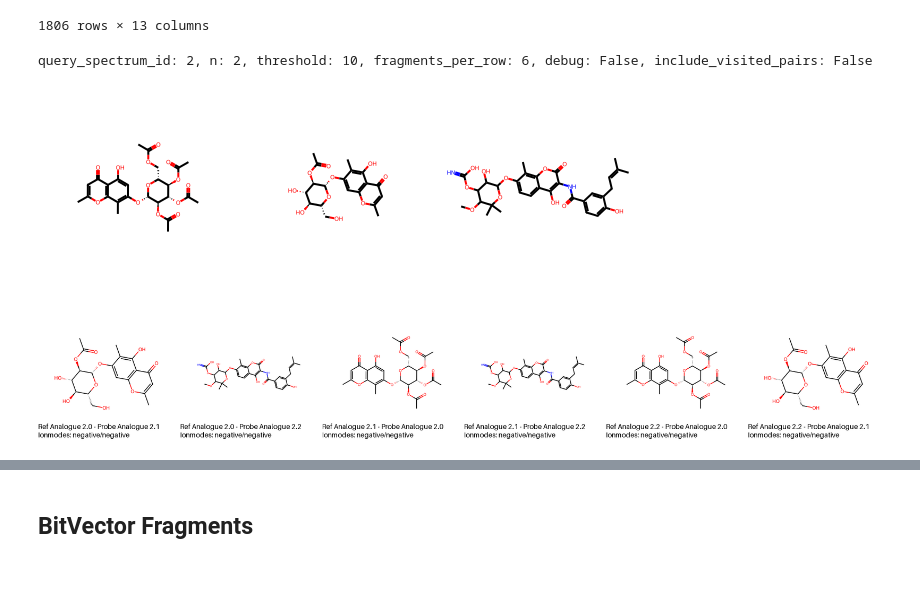
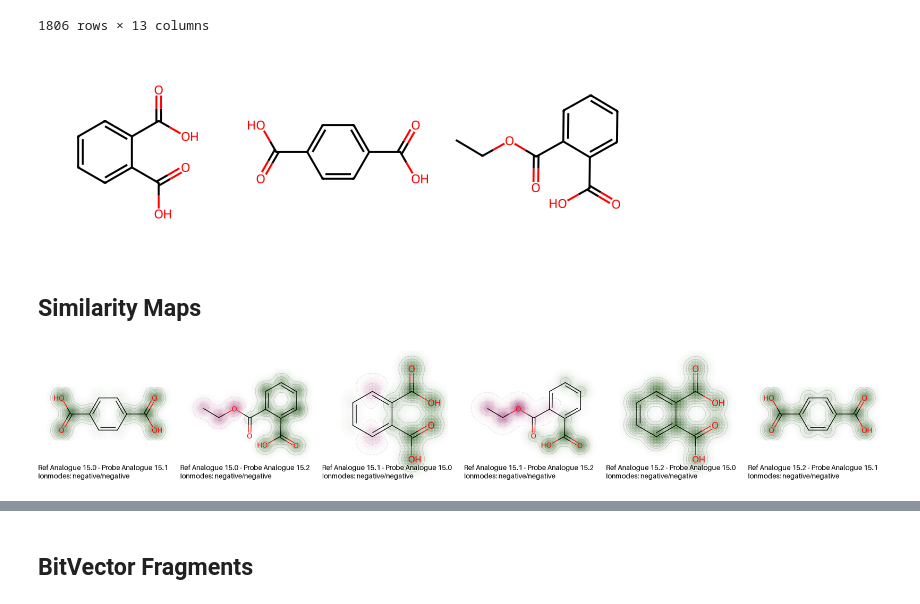
Before and after one commit to Knerten0815/master-thesis-code, a Jupyter notebook: ChemspaceExplorerExplorer.ipynb, the cells around one changed output, grey strips where cells are left out. Cells and saved outputs as stored; diff of their text form; code cells hidden in the pictures; blank space fills up the shorter version.

Commit message:
Fixed imports. Cleaned up notebook code.

```diff
--- a/ChemspaceExplorerExplorer.ipynb
+++ b/ChemspaceExplorerExplorer.ipynb
@@ -18,6 +18,6 @@ Adding to path: g:\Dokumente\Studium\MMI\Master-Arbeit\Code\ms_chemical_space_ex
 # %%
 import pickle
-from chemical_space_explorer import start_workflow, run_analogue_search
+from ms_chemical_space_explorer.chemical_space_explorer import start_workflow, run_analogue_search
 
 def analogue_search(n: int = 2):
     file = os.path.join(PICKLE, f'results_n={n}.pkl')
@@ -27,7 +27,7 @@ def analogue_search(n: int = 2):
             print(f"Loaded analogues from {file}")
 
     except FileNotFoundError:
-        explorer = start_workflow(os.path.abspath(os.path.join(CHEMSPACE_EXPLORER_FOLDER, "..", DATA_FOLDER, PROCESSED_DATA_FOLDER)))
+        explorer = start_workflow(os.path.abspath(os.path.join(MAIN_FOLDER, DATA_FOLDER, PROCESSED_DATA_FOLDER)))
         analogues = run_analogue_search(explorer, FILENAME, n)
 
         with open(file, 'wb') as f:
@@ -41,0 +93,4 @@ def analogue_search(n: int = 2):
+# %%
+QUERY_SPECTRUM_ID = 15
+query_spectrum = Chem.MolFromSmiles(query_spectra[QUERY_SPECTRUM_ID].metadata["smiles"])
+query_spectrum
@@ -42,8 +101,8 @@ def analogue_search(n: int = 2):
 # %%
 import pandas as pd
 
-analogues = analogue_search(n=3)
-analogues
+all_analogues = analogue_search(n=3)
+all_analogues
 # %% [output]
 Loaded analogues from pickle\results_n=3.pkl
 |  | smiles | predicted distance | mean distance | std distance | isf | candidate mean similarity | ... |
@@ -71,36 +121,27 @@ from fragment_extractor import generate_mols_from_spectrum_query, extract_bitvec
 # %%
-from rdkit.Chem.Draw import MolsToGridImage
-
-threshold = 10
-query_spectrum_id = 2
-fragments_per_row = 6
-debug = False
-include_visited_pairs = False
-
-print(
-    f"query_spectrum_id: {query_spectrum_id}, n: {2}, threshold: {threshold}, fragments_per_row: {fragments_per_row}, debug: {debug}, include_visited_pairs: {include_visited_pairs}"
-)
+from ms_chemical_space_explorer.fragment_extractor import generate_mols_from_spectrum_query
 
 # Pick analogues for a specific spectrum
-analogues_to_visualize = analogues[analogues["query_spectrum_id"] == query_spectrum_id]
+analogues_to_visualize = all_analogues[all_analogues["query_spectrum_id"] == QUERY_SPECTRUM_ID]
 
 # generate rdkit mols and preapre them for visualization
-mols = generate_mols_from_spectrum_query(spectrum_query_result=analogues_to_visualize)
+query_analogues = generate_mols_from_spectrum_query(spectrum_query_result=analogues_to_visualize)
 
-MolsToGridImage(mols)
+MolsToGridImage(query_analogues)
 # %% [output]
-query_spectrum_id: 2, n: 2, threshold: 10, fragments_per_row: 6, debug: False, include_visited_pairs: False
-[figure, old version]
+[figure, new version]
+# %% [markdown]
+## Similarity Maps
 # %%
-from chemical_space_visualizer import create_sim_maps, draw_mol, draw_images
+from ms_chemical_space_explorer.chemical_space_visualizer import create_sim_maps, draw_mol, draw_images
 from rdkit.Chem import Draw
 from rdkit.Chem.Draw import SimilarityMaps
 
 def GetMorganFingerprint(mol, atomId=-1, radius=2, fpType='bv', nBits=2048, useFeatures=False, **kwargs):
-    return SimilarityMaps.GetMorganFingerprint(mol, atomId=-1, radius=2, fpType='bv', nBits=2048, useFeatures=False, **kwargs)
+    return SimilarityMaps.GetMorganFingerprint(mol, atomId=atomId, radius=radius, fpType=fpType, nBits=nBits, useFeatures=useFeatures, **kwargs)
 
-sim_maps = create_sim_maps(mols, fp_function=GetMorganFingerprint) #SimilarityMaps.GetMorganFingerprint)
+sim_maps = create_sim_maps(query_analogues, fp_function=GetMorganFingerprint,)
 draw_images(sim_maps)
 # %% [output]
-[figure, old version]
+[figure, new version]
 # %%
```
Also changed, not shown: parts of 19 cells of this notebook.
